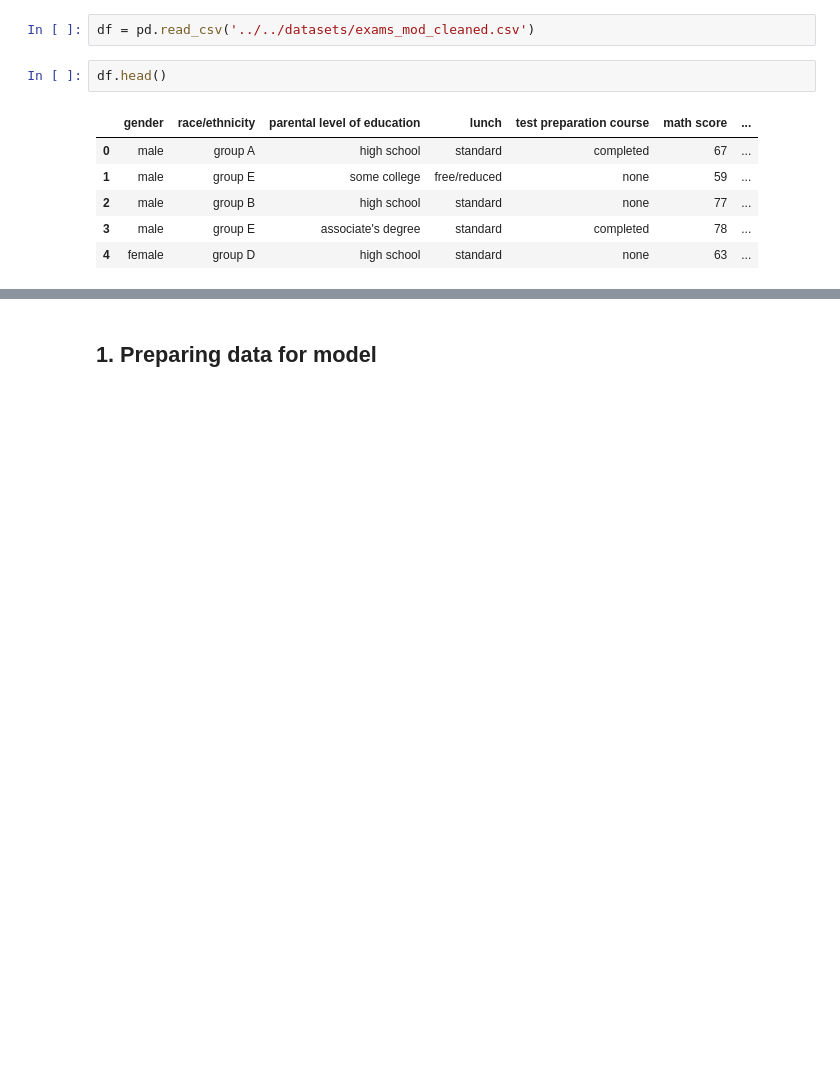
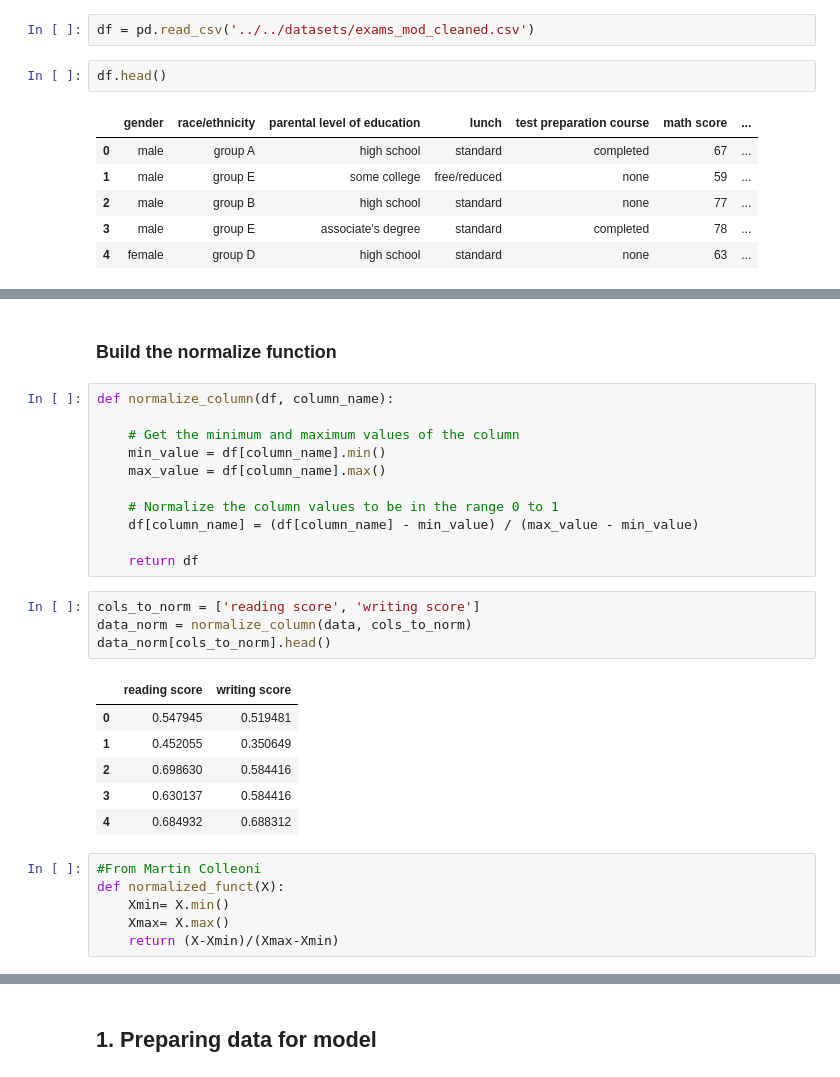
Before and after one commit to pepebonet/Intermediate_Python_BBA, a Jupyter notebook: Class_5/scripts/Code_class_5.ipynb, the cells around one changed output, grey strips where cells are left out. Drawn from its saved outputs; the diff is of its cells as text; blank space fills up the shorter version.

```diff
--- a/Class_5/scripts/Code_class_5.ipynb
+++ b/Class_5/scripts/Code_class_5.ipynb
@@ -25,0 +44,30 @@ df.head()
+# %% [markdown]
+### Build the normalize function
+# %%
+def normalize_column(df, column_name):
+
+    # Get the minimum and maximum values of the column
+    min_value = df[column_name].min()
+    max_value = df[column_name].max()
+
+    # Normalize the column values to be in the range 0 to 1
+    df[column_name] = (df[column_name] - min_value) / (max_value - min_value)
+
+    return df
+# %%
+cols_to_norm = ['reading score', 'writing score']
+data_norm = normalize_column(data, cols_to_norm)
+data_norm[cols_to_norm].head()
+# %% [output]
+|  | reading score | writing score |
+| 0 | 0.547945 | 0.519481 |
+| 1 | 0.452055 | 0.350649 |
+| 2 | 0.698630 | 0.584416 |
+| 3 | 0.630137 | 0.584416 |
+| 4 | 0.684932 | 0.688312 |
+# %%
+#From Martin Colleoni
+def normalized_funct(X):
+    Xmin= X.min()
+    Xmax= X.max()
+    return (X-Xmin)/(Xmax-Xmin)
```
Also changed, not shown: parts of 43 cells of this notebook, 3 other files.
